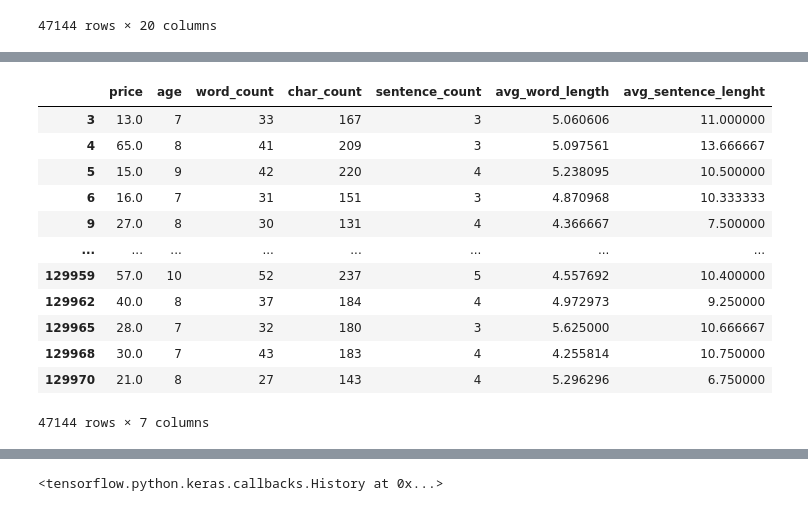
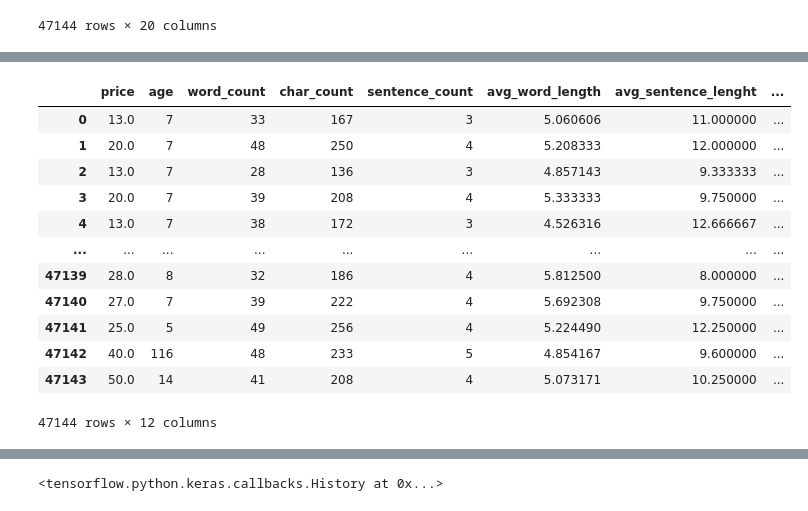
Before and after one commit to rahilanath/Final_Project, a Jupyter notebook: neural_model.ipynb, the cells around one changed output, grey strips where cells are left out. Cells and saved outputs as stored; diff of their text form; code cells hidden in the pictures.

```diff
--- a/neural_model.ipynb
+++ b/neural_model.ipynb
@@ -190,0 +320,7 @@ clean_wines
+# %%
+region_counts = {'region_1' : clean_wines['region_1'].unique(),
+             'region_count' : clean_wines['region_1'].value_counts()
+            }
+region_df = pd.DataFrame(data=region_counts)
+region_df.reset_index(drop=True, inplace=True)
+region_df
@@ -190,0 +341,3 @@ clean_wines
+# %%
+clean_wines = clean_wines.merge(region_df, how='inner', on='region_1')
+clean_wines.sample(30)
@@ -190,0 +363,7 @@ clean_wines
+# %%
+taster_counts = {'taster_name' : clean_wines['taster_name'].unique(),
+             'taster_count' : clean_wines['taster_name'].value_counts()
+            }
+taster_df = pd.DataFrame(data=taster_counts)
+taster_df.reset_index(drop=True, inplace=True)
+taster_df
@@ -190,0 +389,3 @@ clean_wines
+# %%
+clean_wines = clean_wines.merge(taster_df, how='inner', on='taster_name')
+clean_wines.sample(30)
@@ -191,21 +419,22 @@ clean_wines
 # %%
 features = clean_wines[['price', 'age', 'word_count', 'char_count', 'sentence_count', 'avg_word_length',
-                        'avg_sentence_lenght']]
+                        'avg_sentence_lenght', 'winery_count', 'country_count', 'province_count', 'region_count',
+                       'taster_count']]
 features
 # %% [output]
-|  | price | age | word_count | char_count | sentence_count | avg_word_length | avg_sentence_lenght |
-| 3 | 13.0 | 7 | 33 | 167 | 3 | 5.060606 | 11.000000 |
-| 4 | 65.0 | 8 | 41 | 209 | 3 | 5.097561 | 13.666667 |
-| 5 | 15.0 | 9 | 42 | 220 | 4 | 5.238095 | 10.500000 |
-| 6 | 16.0 | 7 | 31 | 151 | 3 | 4.870968 | 10.333333 |
-| 9 | 27.0 | 8 | 30 | 131 | 4 | 4.366667 | 7.500000 |
-| ... | ... | ... | ... | ... | ... | ... | ... |
-| 129959 | 57.0 | 10 | 52 | 237 | 5 | 4.557692 | 10.400000 |
-| 129962 | 40.0 | 8 | 37 | 184 | 4 | 4.972973 | 9.250000 |
-| 129965 | 28.0 | 7 | 32 | 180 | 3 | 5.625000 | 10.666667 |
-| 129968 | 30.0 | 7 | 43 | 183 | 4 | 4.255814 | 10.750000 |
-| 129970 | 21.0 | 8 | 27 | 143 | 4 | 5.296296 | 6.750000 |
+|  | price | age | word_count | char_count | sentence_count | avg_word_length | avg_sentence_lenght | ... |
+| 0 | 13.0 | 7 | 33 | 167 | 3 | 5.060606 | 11.000000 | ... |
+| 1 | 20.0 | 7 | 48 | 250 | 4 | 5.208333 | 12.000000 | ... |
+| 2 | 13.0 | 7 | 28 | 136 | 3 | 4.857143 | 9.333333 | ... |
+| 3 | 20.0 | 7 | 39 | 208 | 4 | 5.333333 | 9.750000 | ... |
+| 4 | 13.0 | 7 | 38 | 172 | 3 | 4.526316 | 12.666667 | ... |
+| ... | ... | ... | ... | ... | ... | ... | ... | ... |
+| 47139 | 28.0 | 8 | 32 | 186 | 4 | 5.812500 | 8.000000 | ... |
+| 47140 | 27.0 | 7 | 39 | 222 | 4 | 5.692308 | 9.750000 | ... |
+| 47141 | 25.0 | 5 | 49 | 256 | 4 | 5.224490 | 12.250000 | ... |
+| 47142 | 40.0 | 116 | 48 | 233 | 5 | 4.854167 | 9.600000 | ... |
+| 47143 | 50.0 | 14 | 41 | 208 | 4 | 5.073171 | 10.250000 | ... |
-47144 rows × 7 columns
+47144 rows × 12 columns
 # %%
 no_price = features.drop(columns='price')
 no_price
```
Also changed, not shown: parts of 26 cells of this notebook, 1 other file.
